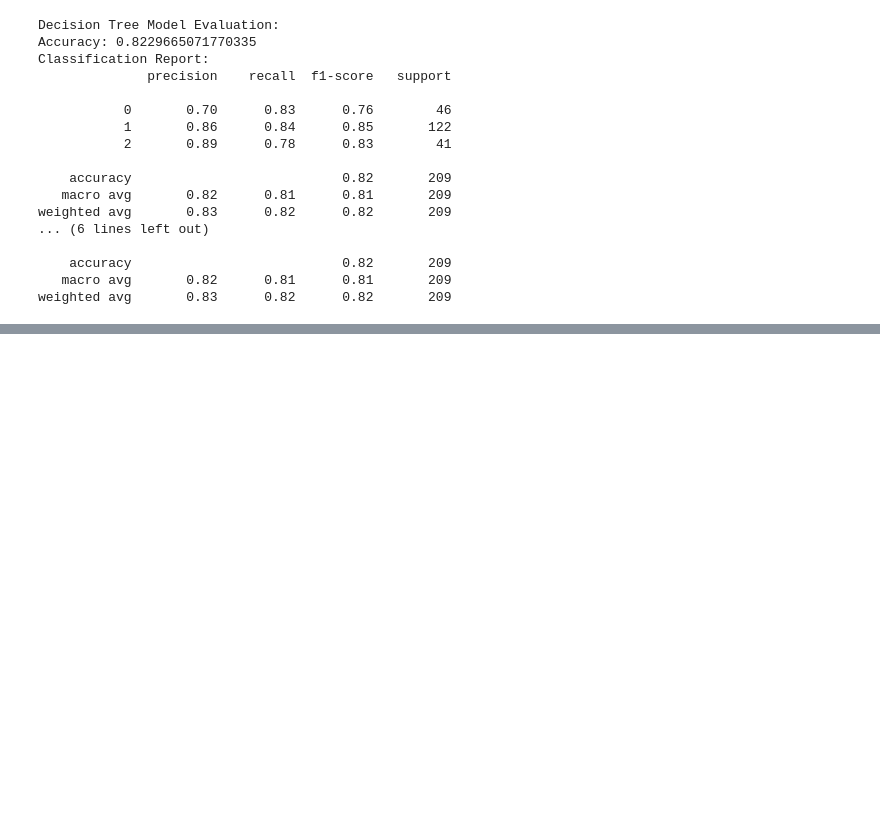
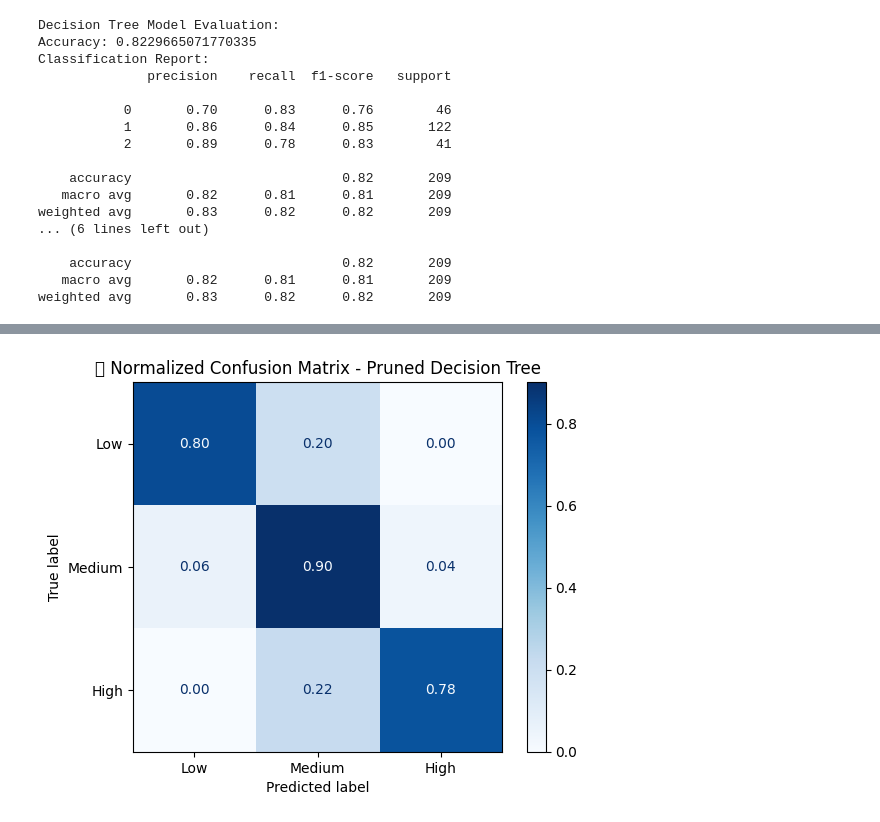
Before and after one commit to ethanshipman/Group-5-Project-4, a Jupyter notebook: Jupyter_Notebooks/NT_Notebook.ipynb, the cells around one changed output, grey strips where cells are left out. Drawn from its saved outputs; the diff is of its cells as text; code cells hidden in the pictures; blank space fills up the shorter version.

```diff
--- a/Jupyter_Notebooks/NT_Notebook.ipynb
+++ b/Jupyter_Notebooks/NT_Notebook.ipynb
@@ -204,0 +342,8 @@ weighted avg       0.83      0.82      0.82       209
+# %%
+cm_normalized = cm.astype('float') / cm.sum(axis=1)[:, np.newaxis]  # Normalize by row (actual class)
+disp = ConfusionMatrixDisplay(confusion_matrix=cm_normalized, display_labels=["Low", "Medium", "High"])
+disp.plot(cmap="Blues", values_format=".2f")  # Show percentages instead of counts
+plt.title("🔍 Normalized Confusion Matrix - Pruned Decision Tree")
+plt.show()
+# %% [output]
+[figure, added]
```
Also changed, not shown: parts of 9 cells of this notebook.
